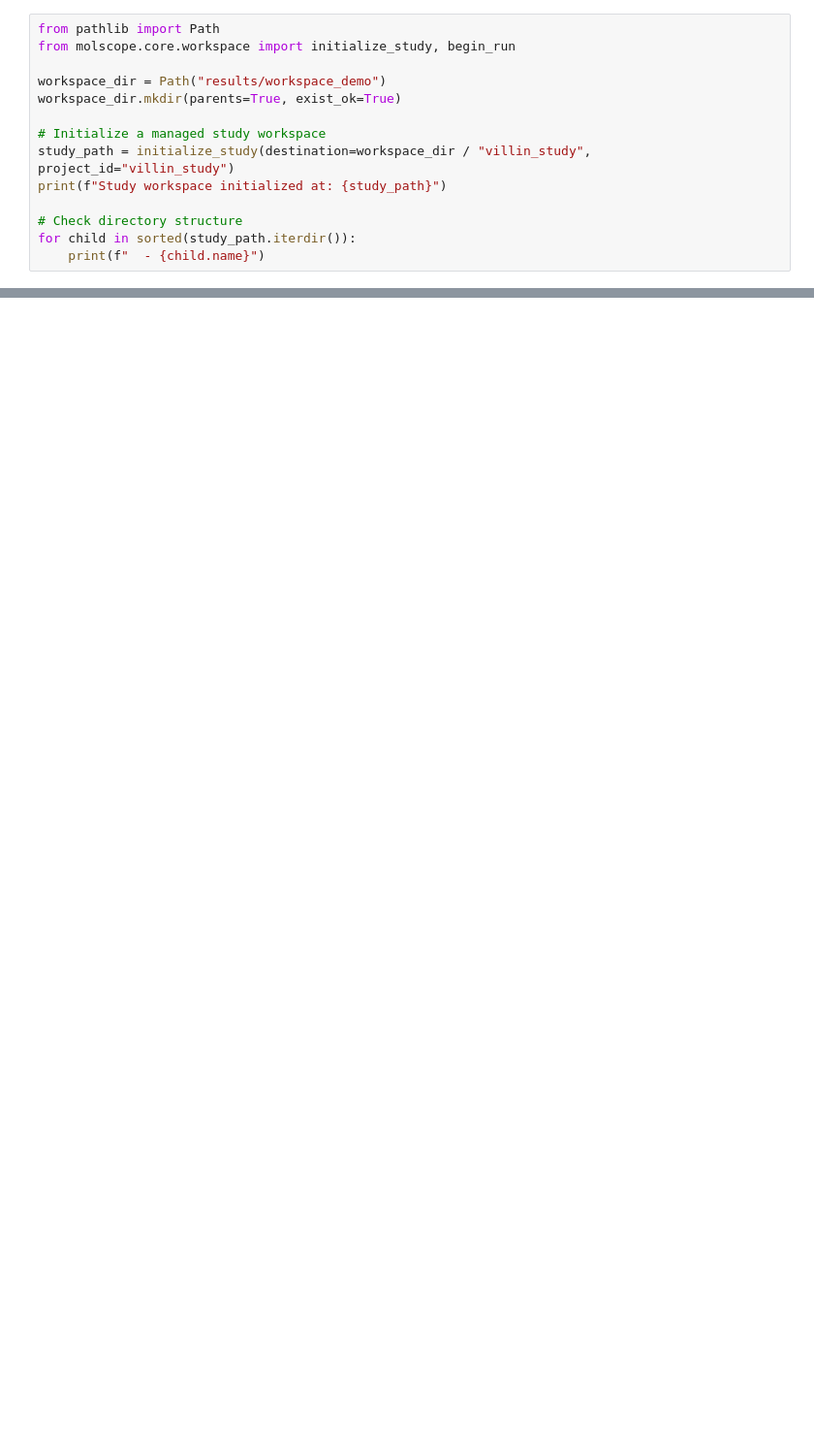
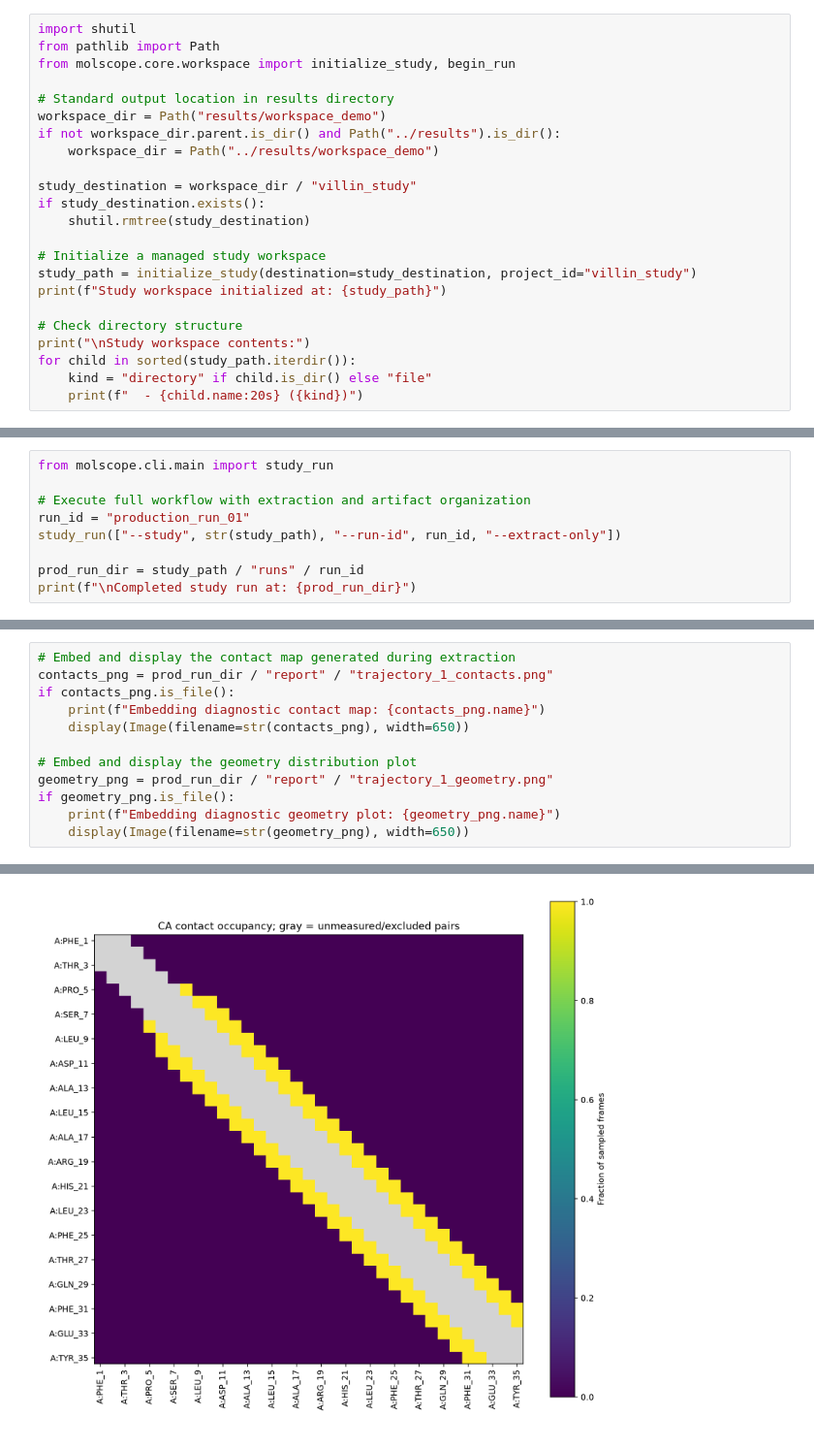
Before and after one commit to N-S8990/molscope, a Jupyter notebook: notebooks/08_Configurable_Projects_and_Study_Workspaces.ipynb, the cells around one changed output, grey strips where cells are left out. Shown at 97% size. Cells and saved outputs as stored; diff of their text form; blank space fills up the shorter version.

Commit message:
notebooks: execute 08 Configurable Projects and Study Workspaces notebook with audited run provenance and feature panels

```diff
--- a/notebooks/08_Configurable_Projects_and_Study_Workspaces.ipynb
+++ b/notebooks/08_Configurable_Projects_and_Study_Workspaces.ipynb
@@ -27,14 +32,23 @@ my-study/
 # %%
+import shutil
 from pathlib import Path
 from molscope.core.workspace import initialize_study, begin_run
 
+# Standard output location in results directory
 workspace_dir = Path("results/workspace_demo")
-workspace_dir.mkdir(parents=True, exist_ok=True)
+if not workspace_dir.parent.is_dir() and Path("../results").is_dir():
+    workspace_dir = Path("../results/workspace_demo")
+
+study_destination = workspace_dir / "villin_study"
+if study_destination.exists():
+    shutil.rmtree(study_destination)
 
 # Initialize a managed study workspace
-study_path = initialize_study(destination=workspace_dir / "villin_study", project_id="villin_study")
+study_path = initialize_study(destination=study_destination, project_id="villin_study")
 print(f"Study workspace initialized at: {study_path}")
 
 # Check directory structure
+print("\nStudy workspace contents:")
 for child in sorted(study_path.iterdir()):
-    print(f"  - {child.name}")
+    kind = "directory" if child.is_dir() else "file"
+    print(f"  - {child.name:20s} ({kind})")
@@ -116,0 +183,9 @@ python -m molscope run --project results/workspace_demo/villin_study/project.jso
+# %%
+from molscope.cli.main import study_run
+
+# Execute full workflow with extraction and artifact organization
+run_id = "production_run_01"
+study_run(["--study", str(study_path), "--run-id", run_id, "--extract-only"])
+
+prod_run_dir = study_path / "runs" / run_id
+print(f"\nCompleted study run at: {prod_run_dir}")
@@ -116,0 +257,13 @@ python -m molscope run --project results/workspace_demo/villin_study/project.jso
+# %%
+# Embed and display the contact map generated during extraction
+contacts_png = prod_run_dir / "report" / "trajectory_1_contacts.png"
+if contacts_png.is_file():
+    print(f"Embedding diagnostic contact map: {contacts_png.name}")
+    display(Image(filename=str(contacts_png), width=650))
+
+# Embed and display the geometry distribution plot
+geometry_png = prod_run_dir / "report" / "trajectory_1_geometry.png"
+if geometry_png.is_file():
+    print(f"Embedding diagnostic geometry plot: {geometry_png.name}")
+    display(Image(filename=str(geometry_png), width=650))
+# %% [output]
@@ -116,0 +271 @@ python -m molscope run --project results/workspace_demo/villin_study/project.jso
+[figure, added]
```
Also changed, not shown: parts of 19 cells of this notebook.
